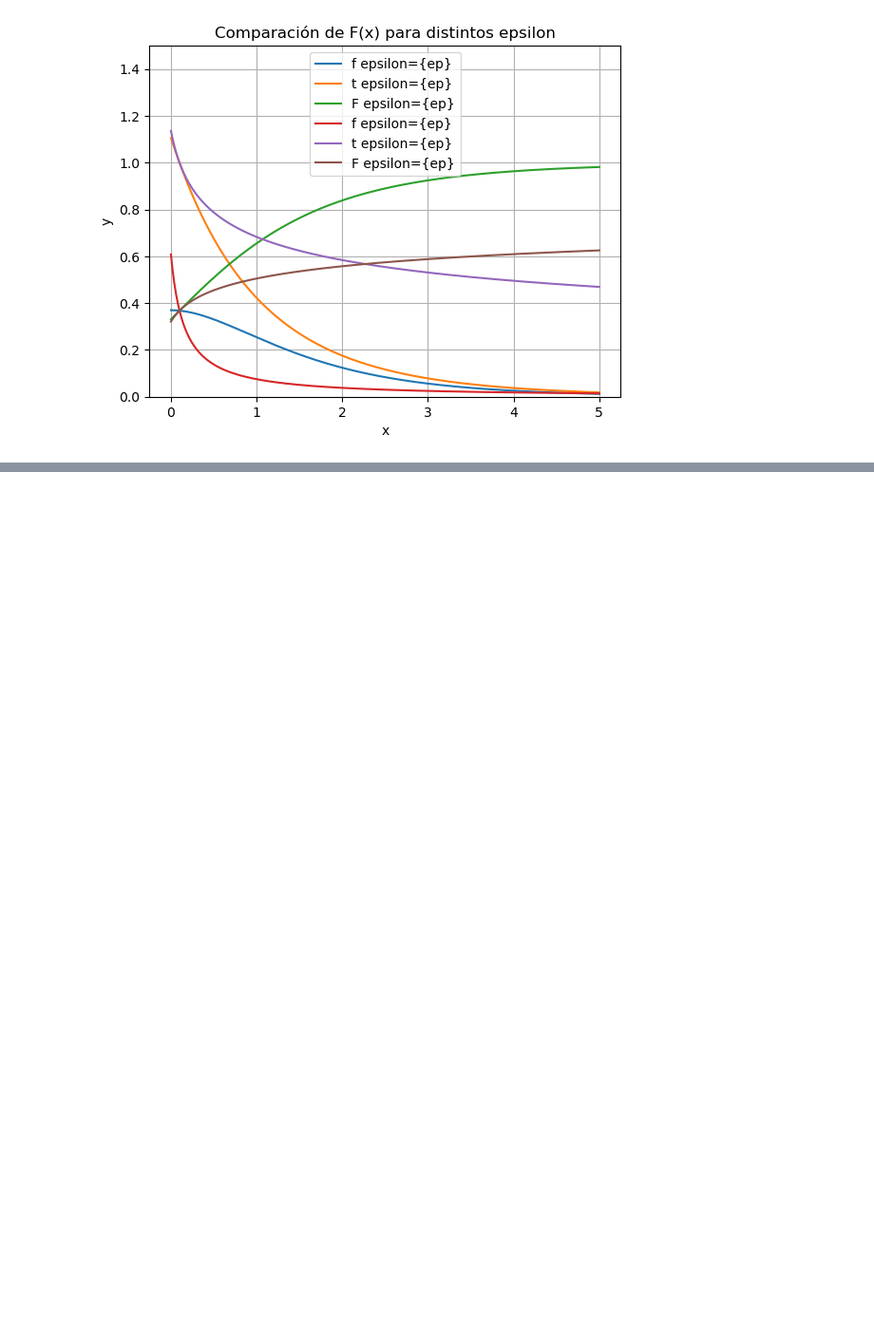
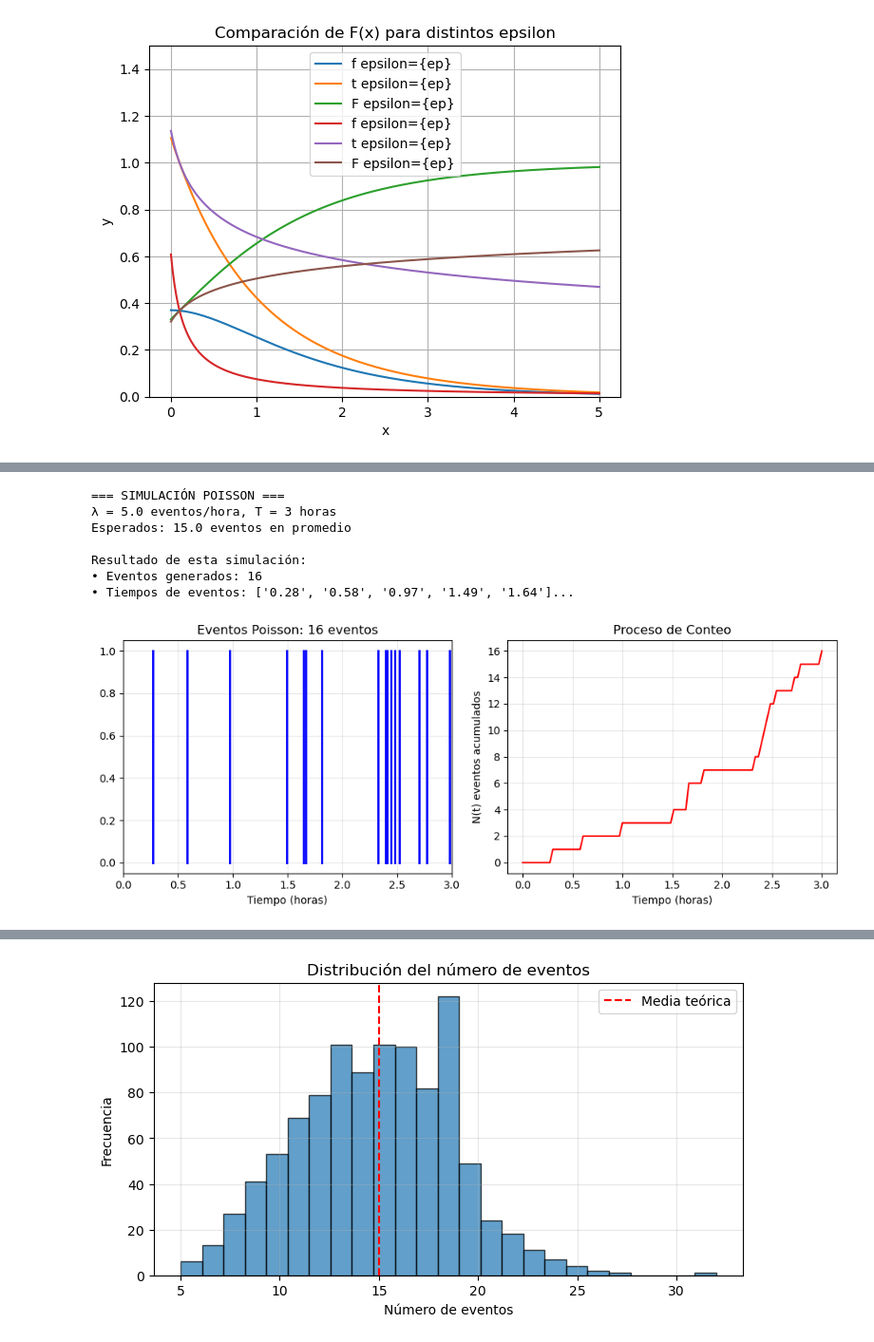
Before and after one commit to rubsanmon22/2025-unc-famaf-astro-astrometria1, a Jupyter notebook: tp2/tp2.ipynb, the cells around one changed output, grey strips where cells are left out. Shown at 95% size. Cells and saved outputs as stored; diff of their text form; code cells hidden in the pictures; blank space fills up the shorter version.

Commit message:
ejercicios 4 9 10 11

```diff
--- a/tp2/tp2.ipynb
+++ b/tp2/tp2.ipynb
@@ -193,0 +202,77 @@ plt.show()
+# %%
+# PARÁMETROS DEL EJERCICIO
+
+lambda_poisson = 5.0  # 5 eventos/hora
+T_total = 3         # 3 horas
+
+print("=== SIMULACIÓN POISSON ===")
+print(f"λ = {lambda_poisson} eventos/hora, T = {T_total} horas")
+print(f"Esperados: {lambda_poisson * T_total} eventos en promedio")
+
+# SIMULACIÓN
+eventos = rfx.sim_poisson(lambda_poisson, T_total)
+n_eventos = len(eventos)
+
+print(f"\nResultado de esta simulación:")
+print(f"• Eventos generados: {n_eventos}")
+print(f"• Tiempos de eventos: {[f'{t:.2f}' for t in eventos[:5]]}...")  # Primeros 5
+
+# GRÁFICO
+plt.figure(figsize=(10, 4))
+
+# Línea de tiempo
+plt.subplot(1, 2, 1)
+for i, t in enumerate(eventos):
+    plt.plot([t, t], [0, 1], 'b-', linewidth=2)
+plt.xlabel('Tiempo (horas)')
+plt.title(f'Eventos Poisson: {n_eventos} eventos')
+plt.xlim(0, T_total)
+plt.grid(True, alpha=0.3)
+
+# Conteo acumulado
+plt.subplot(1, 2, 2)
+t_points = np.linspace(0, T_total, 100)
+conteo = [sum(1 for e in eventos if e <= t) for t in t_points]
+plt.plot(t_points, conteo, 'r-')
+plt.xlabel('Tiempo (horas)')
+plt.ylabel('N(t) eventos acumulados')
+plt.title('Proceso de Conteo')
+plt.grid(True, alpha=0.3)
+
+plt.tight_layout()
+plt.show()
+
+# VERIFICACIÓN CON MÚLTIPLES SIMULACIONES
+print("\n=== VERIFICACIÓN CON 1000 SIMULACIONES ===")
+
+resultados = []
+for i in range(1000):
+    eventos = rfx.sim_poisson(lambda_poisson, T_total)
+    resultados.append(len(eventos))
+
+media_simulada = np.mean(resultados)
+media_teorica = lambda_poisson * T_total
+
+print(f"Media teórica: {media_teorica}")
+print(f"Media simulada: {media_simulada:.2f}")
+print(f"Diferencia: {abs(media_simulada - media_teorica):.2f}")
+
+# Histograma simple
+plt.figure(figsize=(8, 4))
+plt.hist(resultados, bins=25, alpha=0.7, edgecolor='black')
+plt.axvline(media_teorica, color='red', linestyle='--', label='Media teórica')
+plt.xlabel('Número de eventos')
+plt.ylabel('Frecuencia')
+plt.title('Distribución del número de eventos')
+plt.legend()
+plt.grid(True, alpha=0.3)
+plt.show()
+# %% [output]
+=== SIMULACIÓN POISSON ===
+λ = 5.0 eventos/hora, T = 3 horas
+Esperados: 15.0 eventos en promedio
+
+Resultado de esta simulación:
+• Eventos generados: 16
+• Tiempos de eventos: ['0.28', '0.58', '0.97', '1.49', '1.64']...
+[figure, added]
@@ -193,0 +283 @@ plt.show()
+[figure, added]
```
Also changed, not shown: parts of 12 cells of this notebook, 1 other file.
